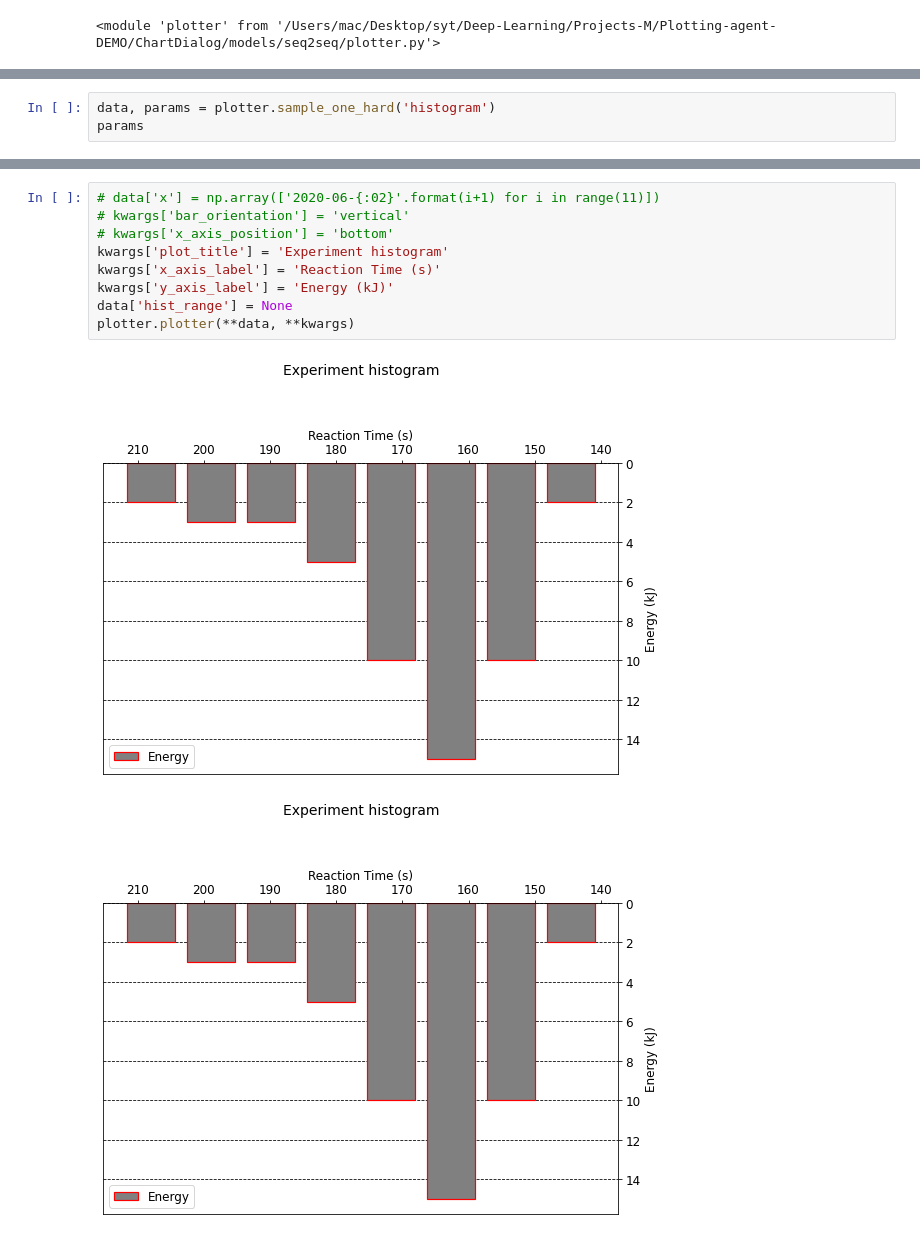
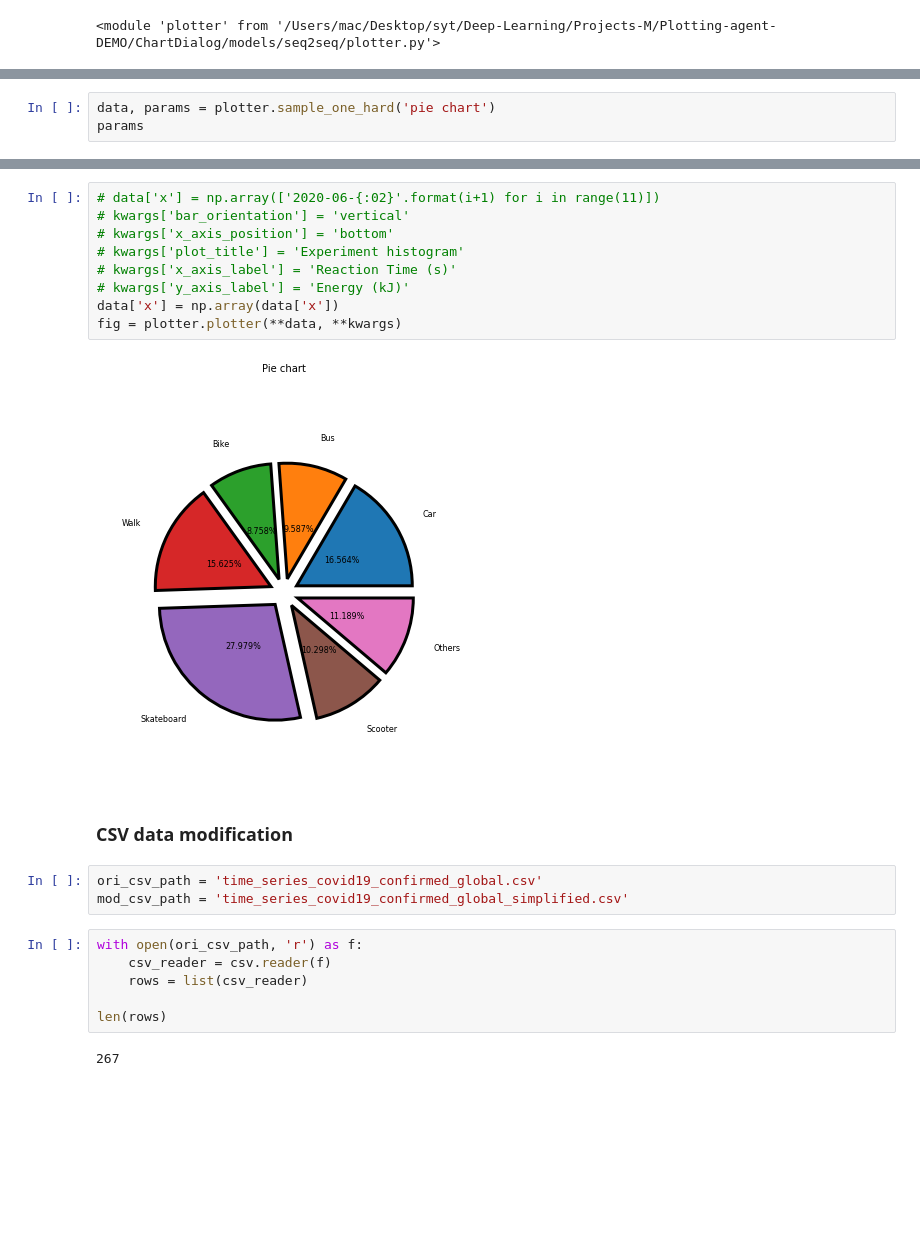
Before and after one commit to Bawerlacher/ChartDialog, a Jupyter notebook: models/seq2seq/temp.ipynb, the cells around one changed output, grey strips where cells are left out. Drawn from its saved outputs; the diff is of its cells as text; blank space fills up the shorter version.

```diff
--- a/models/seq2seq/temp.ipynb
+++ b/models/seq2seq/temp.ipynb
@@ -10,4 +13,4 @@ importlib.reload(plotter)
 # %%
-data, params = plotter.sample_one_hard('histogram')
+data, params = plotter.sample_one_hard('pie chart')
 params
 # %% [output]
@@ -55,12 +51,24 @@ plotter.plotter(**data, **kwargs)
 # %%
 # data['x'] = np.array(['2020-06-{:02}'.format(i+1) for i in range(11)])
 # kwargs['bar_orientation'] = 'vertical'
 # kwargs['x_axis_position'] = 'bottom'
-kwargs['plot_title'] = 'Experiment histogram'
-kwargs['x_axis_label'] = 'Reaction Time (s)'
-kwargs['y_axis_label'] = 'Energy (kJ)'
-data['hist_range'] = None
-plotter.plotter(**data, **kwargs)
+# kwargs['plot_title'] = 'Experiment histogram'
+# kwargs['x_axis_label'] = 'Reaction Time (s)'
+# kwargs['y_axis_label'] = 'Energy (kJ)'
+data['x'] = np.array(data['x'])
+fig = plotter.plotter(**data, **kwargs)
 # %% [output]
-[figure, old version]
+[figure, new version]
-[figure, removed]
+# %% [markdown]
+### CSV data modification
+# %%
+ori_csv_path = 'time_series_covid19_confirmed_global.csv'
+mod_csv_path = 'time_series_covid19_confirmed_global_simplified.csv'
+# %%
+with open(ori_csv_path, 'r') as f:
+    csv_reader = csv.reader(f)
+    rows = list(csv_reader)
+
+len(rows)
+# %% [output]
+267
```
Also changed, not shown: parts of 11 cells of this notebook, 7 other files.
